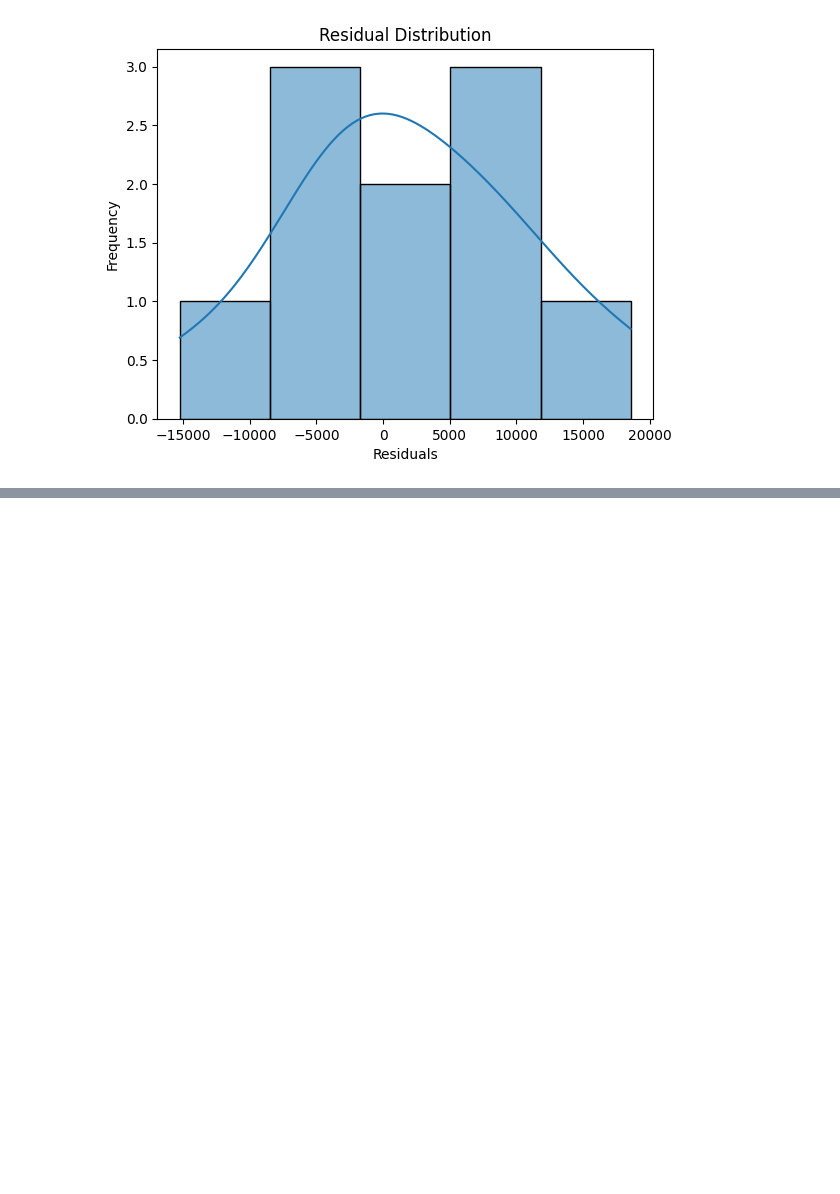
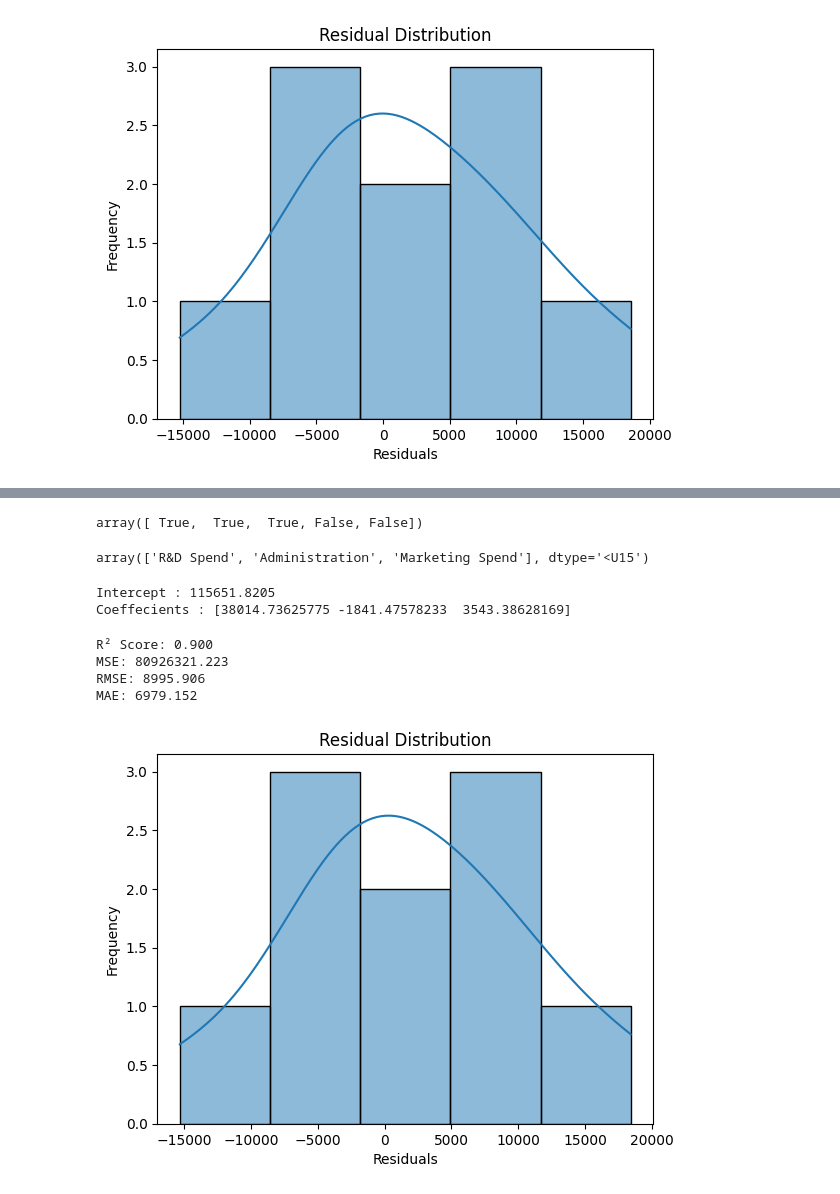
Before and after one commit to basu-binayak/TheMLVault, a Jupyter notebook: Regression/MultipleLinearRegression.ipynb, the cells around one changed output, grey strips where cells are left out. Saved outputs shown, nothing was run; the diff lists cells and outputs as text; code cells hidden in the pictures; blank space fills up the shorter version.

```diff
--- a/Regression/MultipleLinearRegression.ipynb
+++ b/Regression/MultipleLinearRegression.ipynb
@@ -185,0 +296,52 @@ MAE: 6961.478
+# %%
+# Get selected feature mask
+selected_features = pipeline.named_steps['feature_selection'].support_
+selected_features
+# %% [output]
+array([ True,  True,  True, False, False])
+# %%
+# get the features selected
+all_features = np.array(numeric_cols + list(
+    pipeline.named_steps['preprocessor'].named_transformers_['encoder'].get_feature_names_out()
+))
+selected_feature_names = all_features[selected_features]
+selected_feature_names
+# %% [output]
+array(['R&D Spend', 'Administration', 'Marketing Spend'], dtype='<U15')
+# %%
+# intercept and coeff
+print(f'Intercept : {pipeline.named_steps['regressor'].intercept_}')
+print(f'Coeffecients : {pipeline.named_steps['regressor'].coef_}')
+# %% [output]
+Intercept : 115651.8205
+Coeffecients : [38014.73625775 -1841.47578233  3543.38628169]
+# %%
+# let us now predict
+y_predict = pipeline.predict(X_test)
+# %%
+from sklearn.metrics import r2_score, mean_squared_error, mean_absolute_error
+
+# Evaluate the model
+r2 = r2_score(y_test, y_predict)
+mse = mean_squared_error(y_test, y_predict)
+rmse = np.sqrt(mse)
+mae = mean_absolute_error(y_test, y_predict)
+
+print(f"R² Score: {r2:.3f}")
+print(f"MSE: {mse:.3f}")
+print(f"RMSE: {rmse:.3f}")
+print(f"MAE: {mae:.3f}")
+
+# Residual Plot
+residuals = y_test - y_predict
+sns.histplot(residuals, kde=True)
+plt.xlabel("Residuals")
+plt.ylabel("Frequency")
+plt.title("Residual Distribution")
+plt.show()
+# %% [output]
+R² Score: 0.900
+MSE: 80926321.223
+RMSE: 8995.906
+MAE: 6979.152
+[figure, added]
```
Also changed, not shown: parts of 12 cells of this notebook, 2 other files.
